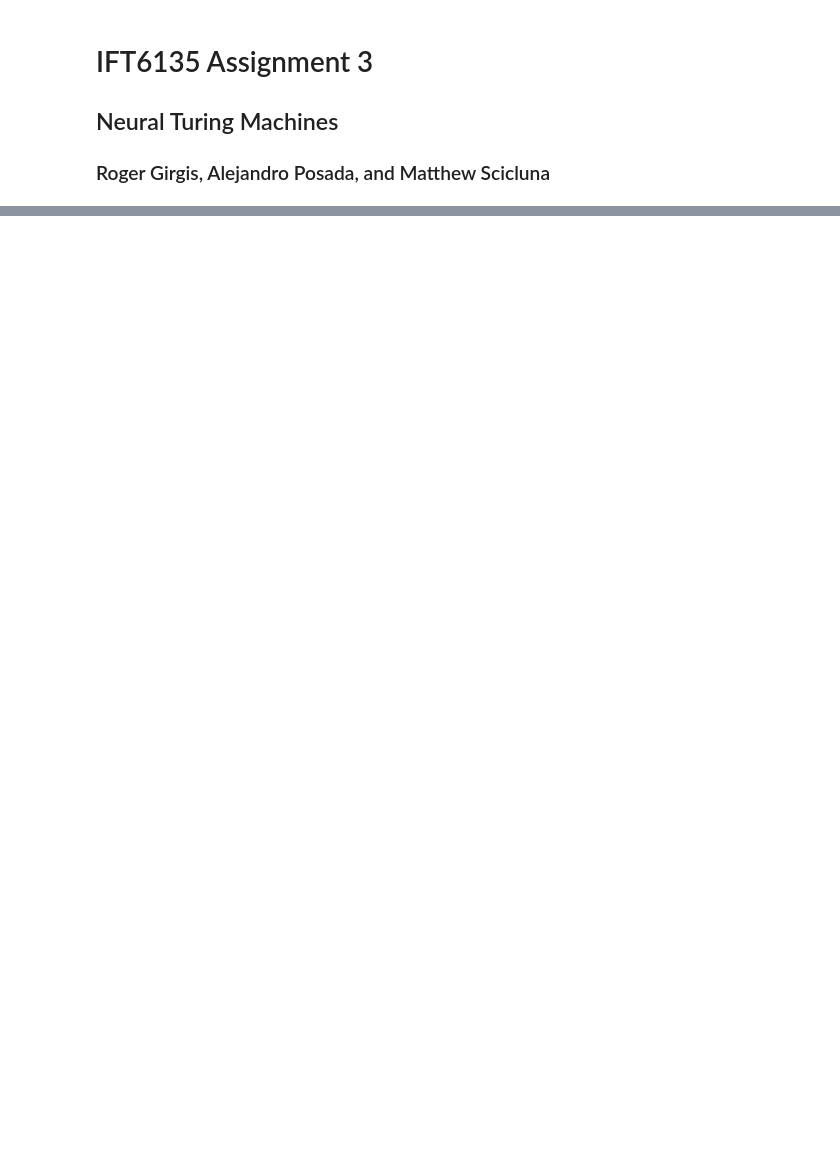
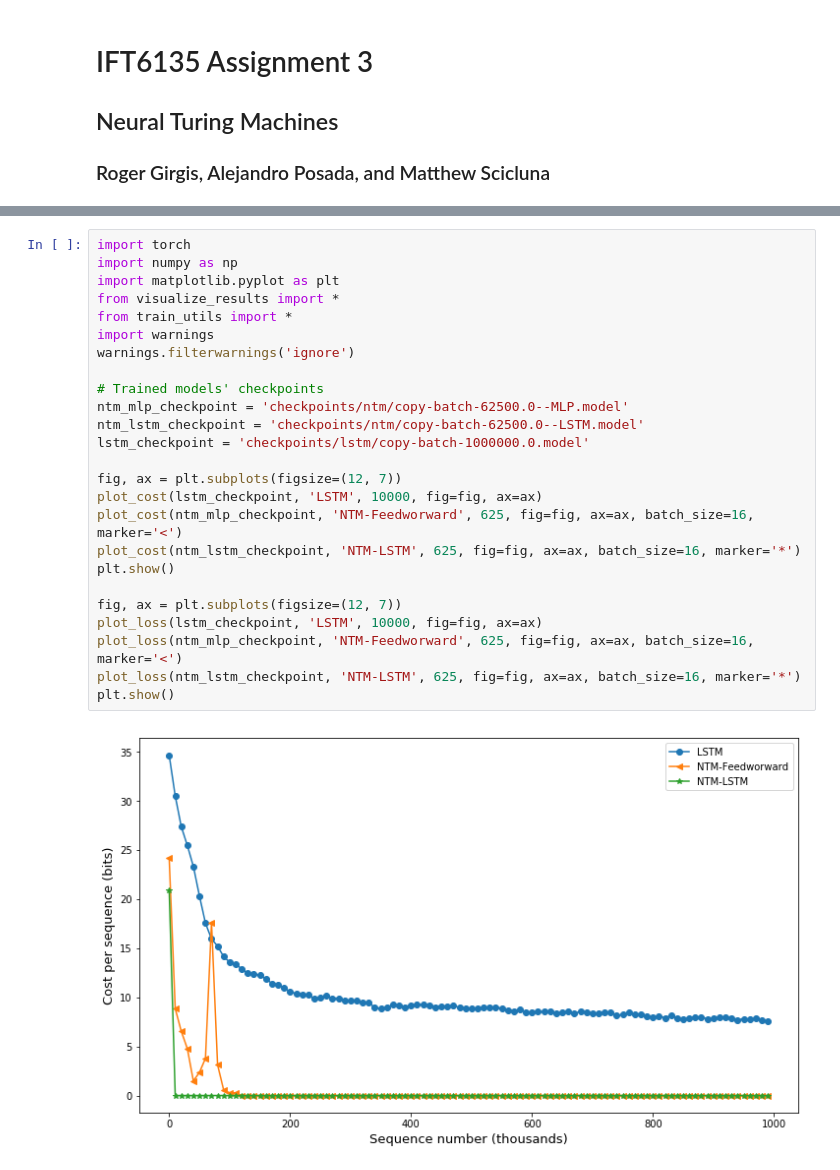
Before and after one commit to alejandroposada/IFT6135-A3, a Jupyter notebook: Assignment3.ipynb, the cells around one changed output, grey strips where cells are left out. Drawn from its saved outputs; the diff is of its cells as text; blank space fills up the shorter version.

```diff
--- a/Assignment3.ipynb
+++ b/Assignment3.ipynb
@@ -58,0 +56,27 @@ visualize_sequence(checkpoint, 'LSTM', seq_len=15)
+# %%
+import torch
+import numpy as np
+import matplotlib.pyplot as plt
+from visualize_results import *
+from train_utils import *
+import warnings
+warnings.filterwarnings('ignore')
+
+# Trained models' checkpoints
+ntm_mlp_checkpoint = 'checkpoints/ntm/copy-batch-62500.0--MLP.model'
+ntm_lstm_checkpoint = 'checkpoints/ntm/copy-batch-62500.0--LSTM.model'
+lstm_checkpoint = 'checkpoints/lstm/copy-batch-1000000.0.model'
+
+fig, ax = plt.subplots(figsize=(12, 7))
+plot_cost(lstm_checkpoint, 'LSTM', 10000, fig=fig, ax=ax)
+plot_cost(ntm_mlp_checkpoint, 'NTM-Feedworward', 625, fig=fig, ax=ax, batch_size=16, marker='<')
+plot_cost(ntm_lstm_checkpoint, 'NTM-LSTM', 625, fig=fig, ax=ax, batch_size=16, marker='*')
+plt.show()
+
+fig, ax = plt.subplots(figsize=(12, 7))
+plot_loss(lstm_checkpoint, 'LSTM', 10000, fig=fig, ax=ax)
+plot_loss(ntm_mlp_checkpoint, 'NTM-Feedworward', 625, fig=fig, ax=ax, batch_size=16, marker='<')
+plot_loss(ntm_lstm_checkpoint, 'NTM-LSTM', 625, fig=fig, ax=ax, batch_size=16, marker='*')
+plt.show()
+# %% [output]
+[figure, added]
```
Also changed, not shown: parts of 27 cells of this notebook.
